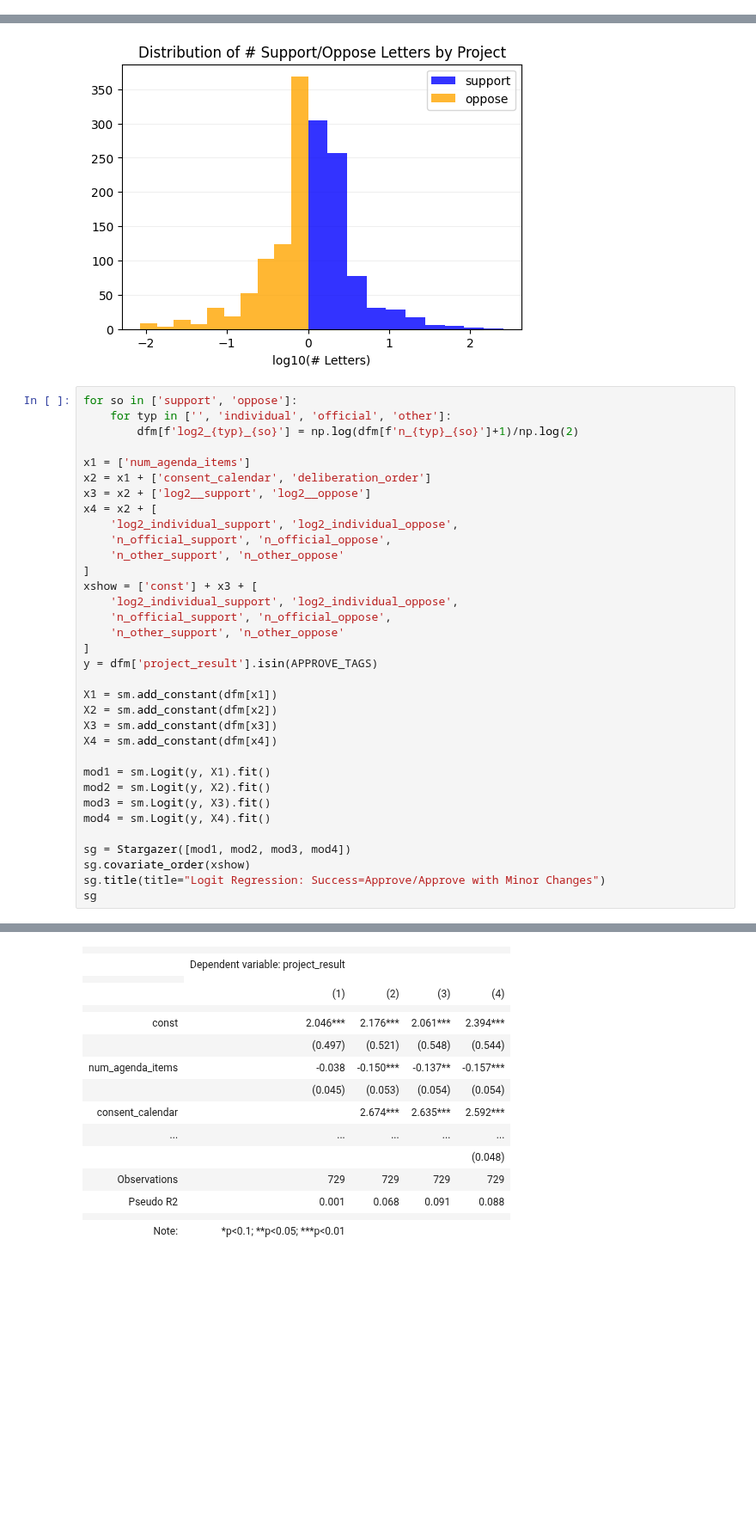
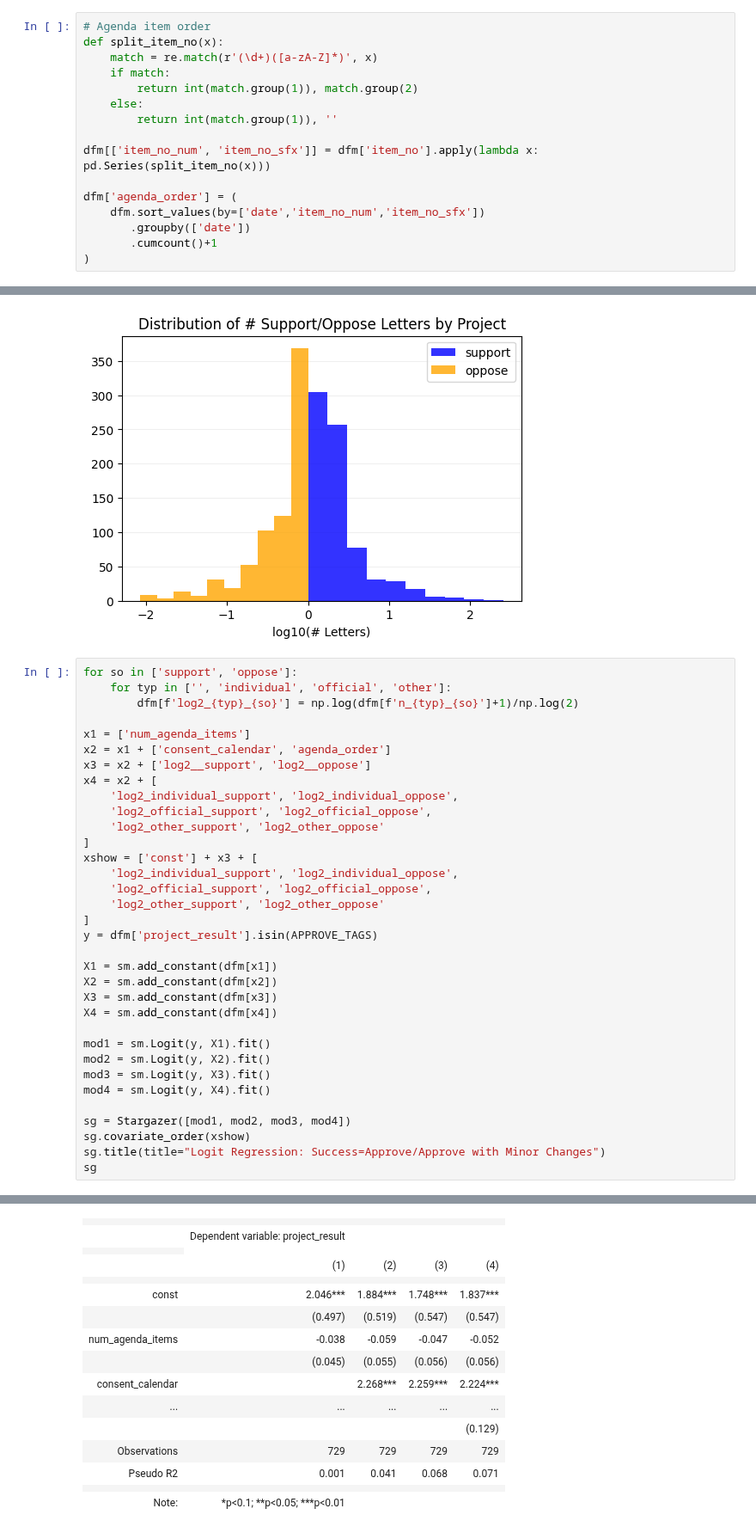
Before and after one commit to ed-kung/lacpc, a Jupyter notebook: src/notebooks/predict-outcome.ipynb, the cells around one changed output, grey strips where cells are left out. Shown at 86% size. Cells and saved outputs as stored; diff of their text form; blank space fills up the shorter version.

```diff
--- a/src/notebooks/predict-outcome.ipynb
+++ b/src/notebooks/predict-outcome.ipynb
@@ -71,6 +72,22 @@ for idx, irow in dfm.iterrows():
 dfm['deliberation_order'] = dfm.groupby('date')[
     'minutes_start_line'
 ].rank(method='dense', ascending=True)
+# %%
+# Agenda item order
+def split_item_no(x):
+    match = re.match(r'(\d+)([a-zA-Z]*)', x)
+    if match:
+        return int(match.group(1)), match.group(2)
+    else:
+        return int(match.group(1)), ''
+
+dfm[['item_no_num', 'item_no_sfx']] = dfm['item_no'].apply(lambda x: pd.Series(split_item_no(x)))
+
+dfm['agenda_order'] = (
+    dfm.sort_values(by=['date','item_no_num','item_no_sfx'])
+       .groupby(['date'])
+       .cumcount()+1
+)
 # %%
 # Total number of agenda items for each meeting
 tempdf = dfa.groupby('date').agg(num_agenda_items=('item_no','count')).reset_index()
@@ -136,17 +153,17 @@ for so in ['support', 'oppose']:
         dfm[f'log2_{typ}_{so}'] = np.log(dfm[f'n_{typ}_{so}']+1)/np.log(2)
 
 x1 = ['num_agenda_items']
-x2 = x1 + ['consent_calendar', 'deliberation_order']
+x2 = x1 + ['consent_calendar', 'agenda_order']
 x3 = x2 + ['log2__support', 'log2__oppose']
 x4 = x2 + [
     'log2_individual_support', 'log2_individual_oppose',
-    'n_official_support', 'n_official_oppose',
-    'n_other_support', 'n_other_oppose'
+    'log2_official_support', 'log2_official_oppose',
+    'log2_other_support', 'log2_other_oppose'
 ]
 xshow = ['const'] + x3 + [
     'log2_individual_support', 'log2_individual_oppose',
-    'n_official_support', 'n_official_oppose',
-    'n_other_support', 'n_other_oppose'
+    'log2_official_support', 'log2_official_oppose',
+    'log2_other_support', 'log2_other_oppose'
 ]
 y = dfm['project_result'].isin(APPROVE_TAGS)
 
@@ -179,19 +196,19 @@ Optimization terminated successfully.
          Iterations 8
 Logit Regression: Success=Approve/Approve with Minor Changes
 |  |  |  |  |  |
 |  | Dependent variable: project_result |  |  |  |
 |  |
 |  | (1) | (2) | (3) | (4) |
 |  |  |  |  |  |
-| const | 2.046*** | 2.176*** | 2.061*** | 2.394*** |
-|  | (0.497) | (0.521) | (0.548) | (0.544) |
-| num_agenda_items | -0.038 | -0.150*** | -0.137** | -0.157*** |
-|  | (0.045) | (0.053) | (0.054) | (0.054) |
-| consent_calendar |  | 2.674*** | 2.635*** | 2.592*** |
+| const | 2.046*** | 1.884*** | 1.748*** | 1.837*** |
+|  | (0.497) | (0.519) | (0.547) | (0.547) |
+| num_agenda_items | -0.038 | -0.059 | -0.047 | -0.052 |
+|  | (0.045) | (0.055) | (0.056) | (0.056) |
+| consent_calendar |  | 2.268*** | 2.259*** | 2.224*** |
 | ... | ... | ... | ... | ... |
-|  |  |  |  | (0.048) |  |  |  |  |  |
+|  |  |  |  | (0.129) |  |  |  |  |  |
 | Observations | 729 | 729 | 729 | 729 |
-| Pseudo R2 | 0.001 | 0.068 | 0.091 | 0.088 |
+| Pseudo R2 | 0.001 | 0.041 | 0.068 | 0.071 |
 |  |  |  |  |  |
 | Note: | *p<0.1; **p<0.05; ***p<0.01 |  |  |  |
 # %%
```
Also changed, not shown: parts of 3 cells of this notebook.
